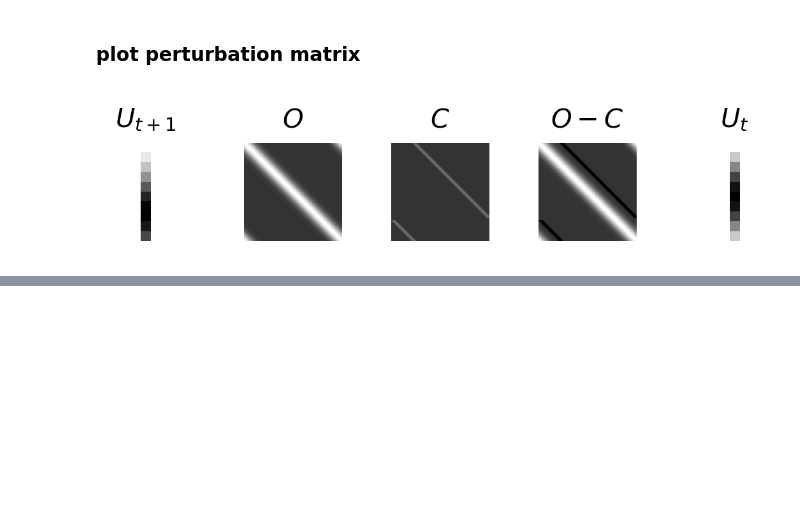
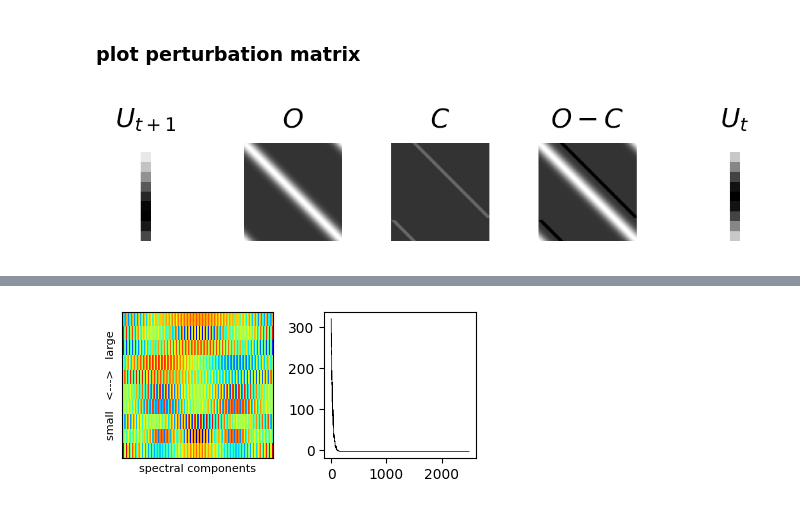
Before and after one commit to ZilongJi/AdaptiveAttractorForSequences, a Jupyter notebook: PaperFigureCode/spectural_analysis_v2.ipynb, the cells around one changed output, grey strips where cells are left out. Drawn from its saved outputs; the diff is of its cells as text; code cells hidden in the pictures; blank space fills up the shorter version.

```diff
--- a/PaperFigureCode/spectural_analysis_v2.ipynb
+++ b/PaperFigureCode/spectural_analysis_v2.ipynb
@@ -130,0 +253,20 @@ array([1.49110942, 1.4726151 , 1.43430704, 1.3772694 , 1.32142803,
+# %%
+#eigen decomposition of the connection matrix and plot the first M eigenvectors
+M = 10
+#eigendecomposition of the connection matrix
+evals, evecs_l, evecs_r = eig(Jxx, left=True, right=True)
+
+fig, axs = plt.subplots(1, 2, figsize=(4,2))
+#imshow with the image as a squared one
+axs[0].imshow(np.real(evecs_l[:,1:M+1].T), cmap='jet', interpolation='none', aspect='auto')
+axs[0].set_yticks([]); axs[0].set_xticks([])
+#set ylabel as large <---> small
+axs[0].set_ylabel('small   <--->   large', fontsize=8)
+axs[0].set_xlabel('spectral components', fontsize=8)
+
+##plot the distribution of eigenvalues
+axs[1].plot(np.real(evals), color='black', linewidth=0.5)
+
+plt.tight_layout()
+# %% [output]
+[figure, added]
```
Also changed, not shown: parts of 16 cells of this notebook.
